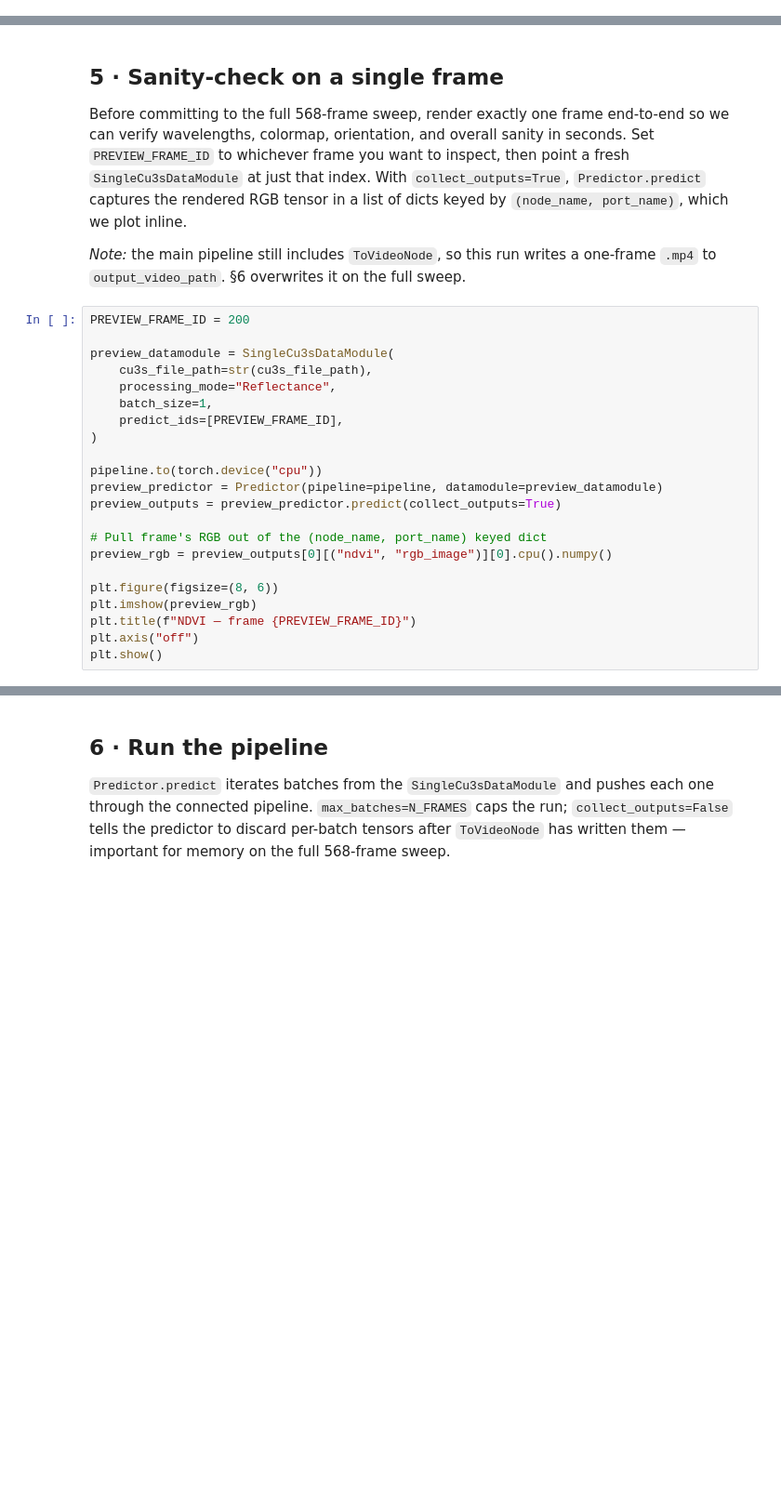
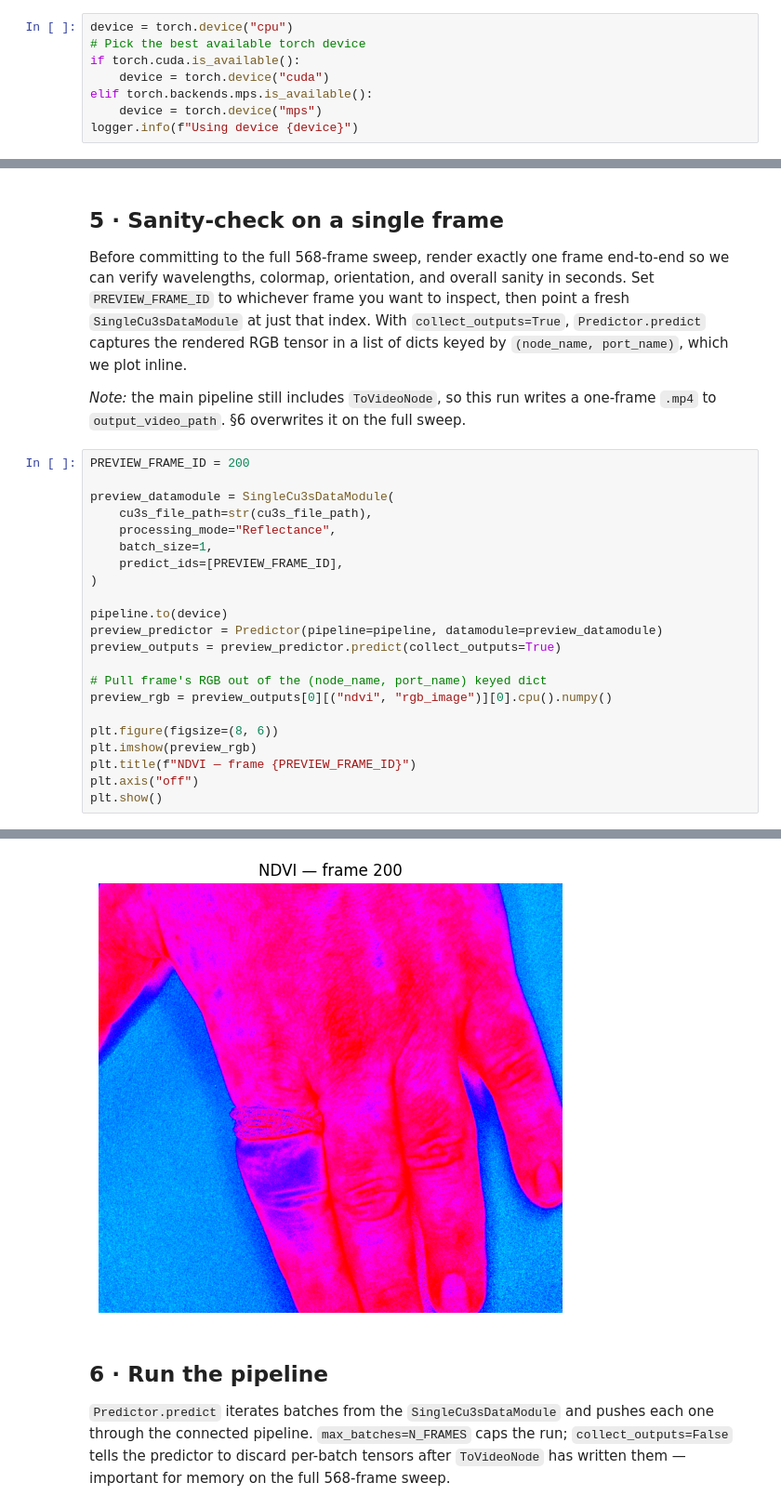
Before and after one commit to cubert-hyperspectral/cuvis-ai, a Jupyter notebook: notebooks/use_cases/blood_perfusion.ipynb, the cells around one changed output, grey strips where cells are left out. Shown at 93% size. Drawn from its saved outputs; the diff is of its cells as text; blank space fills up the shorter version.

```diff
--- a/notebooks/use_cases/blood_perfusion.ipynb
+++ b/notebooks/use_cases/blood_perfusion.ipynb
@@ -48,0 +44,8 @@ W0428 16:08:43.134000 40700 Lib\site-packages\torch\utils\flop_counter.py:29] tr
+# %%
+device = torch.device("cpu")
+# Pick the best available torch device
+if torch.cuda.is_available():
+    device = torch.device("cuda")
+elif torch.backends.mps.is_available():
+    device = torch.device("mps")
+logger.info(f"Using device {device}")
@@ -233,7 +238,7 @@ preview_datamodule = SingleCu3sDataModule(
     predict_ids=[PREVIEW_FRAME_ID],
 )
 
-pipeline.to(torch.device("cpu"))
+pipeline.to(device)
 preview_predictor = Predictor(pipeline=pipeline, datamodule=preview_datamodule)
 preview_outputs = preview_predictor.predict(collect_outputs=True)
 
@@ -245,3 +250,4 @@ plt.imshow(preview_rgb)
 plt.title(f"NDVI — frame {PREVIEW_FRAME_ID}")
 plt.axis("off")
 plt.show()
+# %% [output]
@@ -248,3 +255,4 @@ plt.show()
+[figure, added]
 # %% [markdown]
 ## 6 · Run the pipeline
 
```
Also changed, not shown: parts of 12 cells of this notebook, 3 other files.
